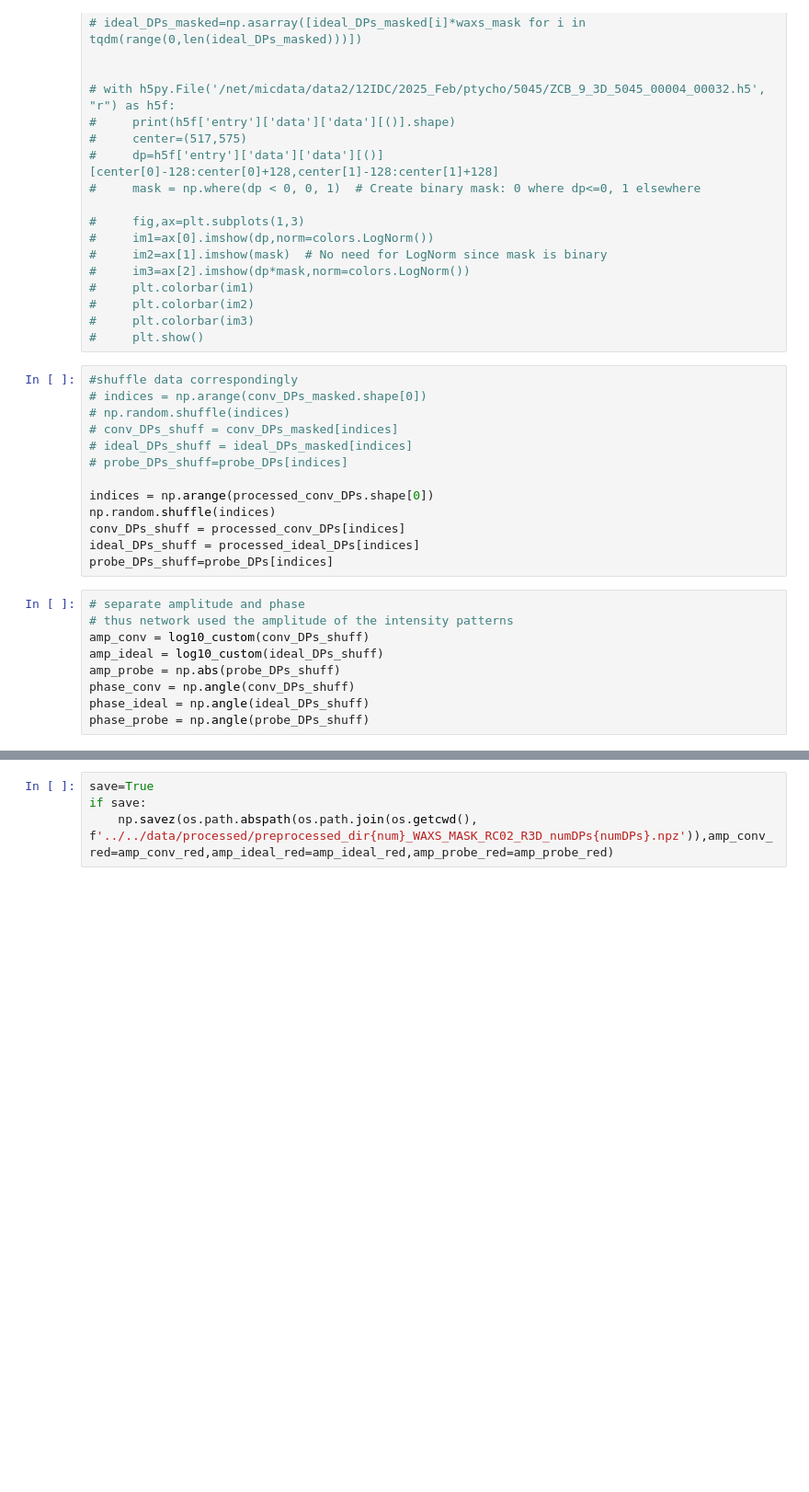
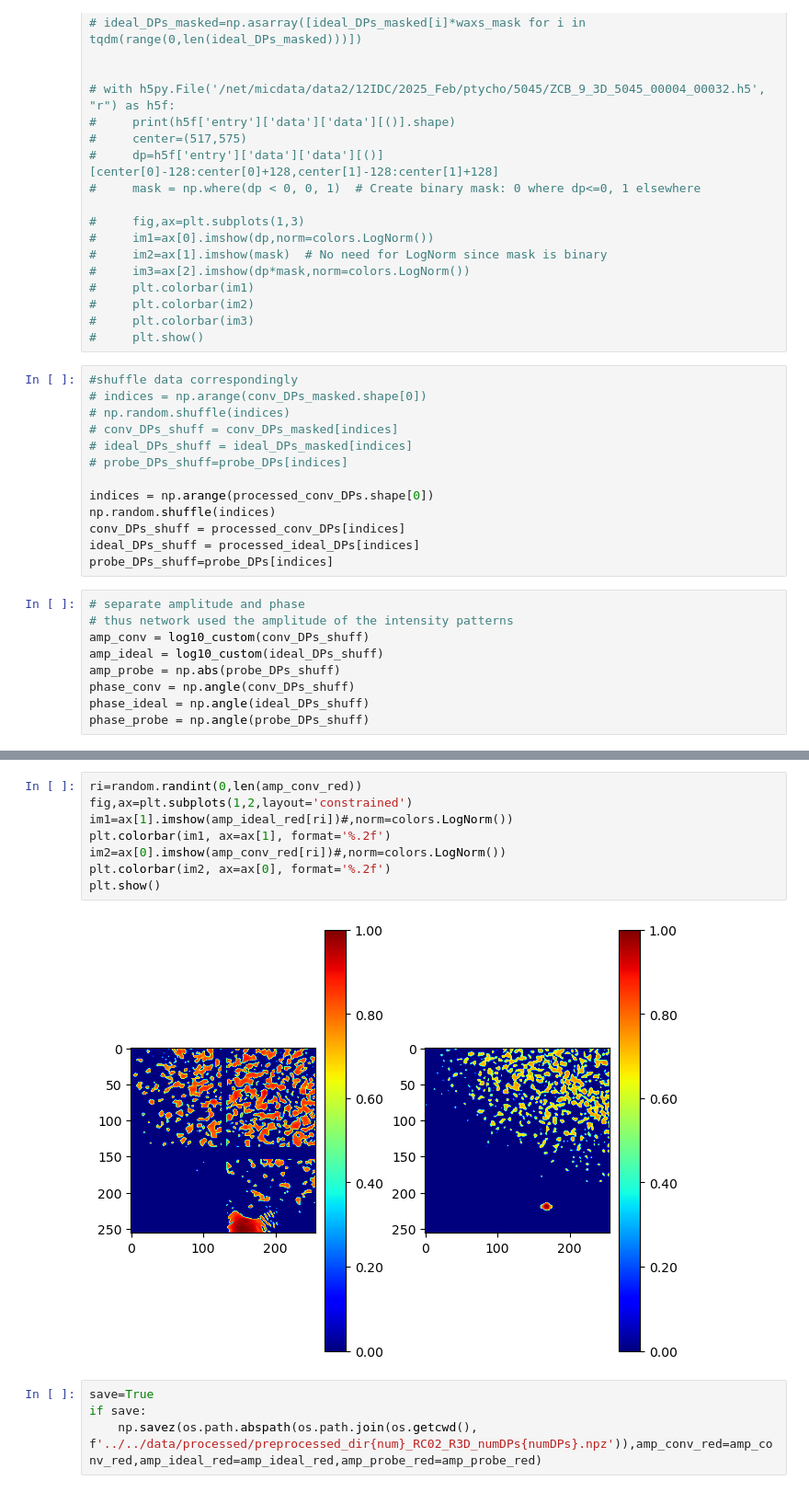
Before and after one commit to jmccourt11/deconvolutionNN, a Jupyter notebook: notebooks/preprocess/normalization RC02_R3D_.ipynb, the cells around one changed output, grey strips where cells are left out. Shown: that part at 92% size. Cells and saved outputs as stored; diff of their text form; blank space fills up the shorter version.

```diff
--- a/notebooks/preprocess/normalization RC02_R3D_.ipynb
+++ b/notebooks/preprocess/normalization RC02_R3D_.ipynb
@@ -408,4 +469,14 @@ normalized maximum in conv/input patterns: 1.0
+# %%
+ri=random.randint(0,len(amp_conv_red))
+fig,ax=plt.subplots(1,2,layout='constrained')
+im1=ax[1].imshow(amp_ideal_red[ri])#,norm=colors.LogNorm())
+plt.colorbar(im1, ax=ax[1], format='%.2f')
+im2=ax[0].imshow(amp_conv_red[ri])#,norm=colors.LogNorm())
+plt.colorbar(im2, ax=ax[0], format='%.2f')
+plt.show()
+# %% [output]
+[figure, added]
 # %%
 save=True
 if save:
-    np.savez(os.path.abspath(os.path.join(os.getcwd(), f'../../data/processed/preprocessed_dir{num}_WAXS_MASK_RC02_R3D_numDPs{numDPs}.npz')),amp_conv_red=amp_conv_red,amp_ideal_red=amp_ideal_red,amp_probe_red=amp_probe_red)
+    np.savez(os.path.abspath(os.path.join(os.getcwd(), f'../../data/processed/preprocessed_dir{num}_RC02_R3D_numDPs{numDPs}.npz')),amp_conv_red=amp_conv_red,amp_ideal_red=amp_ideal_red,amp_probe_red=amp_probe_red)
```
Also changed, not shown: parts of 9 cells of this notebook, 13 other files.
